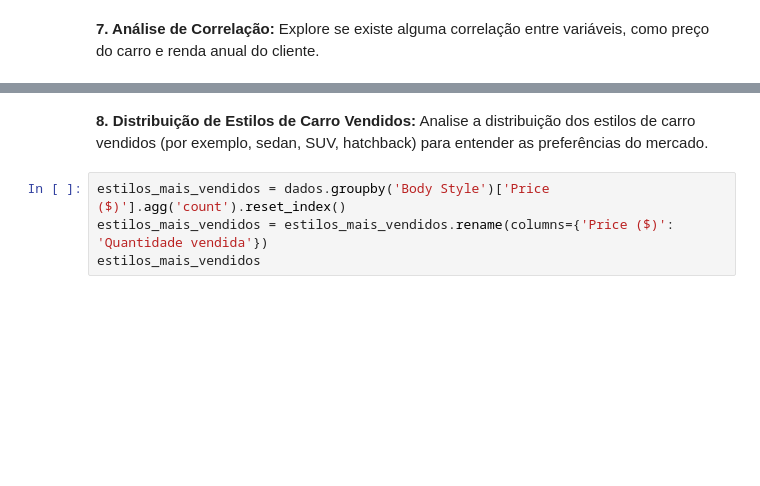
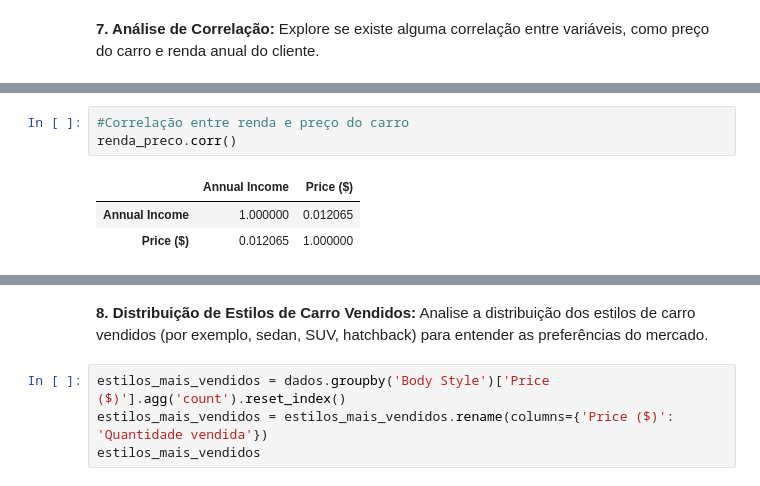
Before and after one commit to GabrielVila/Car-Sales-Report, a Jupyter notebook: projeto_carro.ipynb, the cells around one changed output, grey strips where cells are left out. Drawn from its saved outputs; the diff is of its cells as text; blank space fills up the shorter version.

Commit message:
Tentativa de correlação

```diff
--- a/projeto_carro.ipynb
+++ b/projeto_carro.ipynb
@@ -661,0 +595,7 @@ dados_mapeados.corr()
+# %%
+#Correlação entre renda e preço do carro
+renda_preco.corr()
+# %% [output]
+|  | Annual Income | Price ($) |
+| Annual Income | 1.000000 | 0.012065 |
+| Price ($) | 0.012065 | 1.000000 |
```
Also changed, not shown: parts of 17 cells of this notebook.
